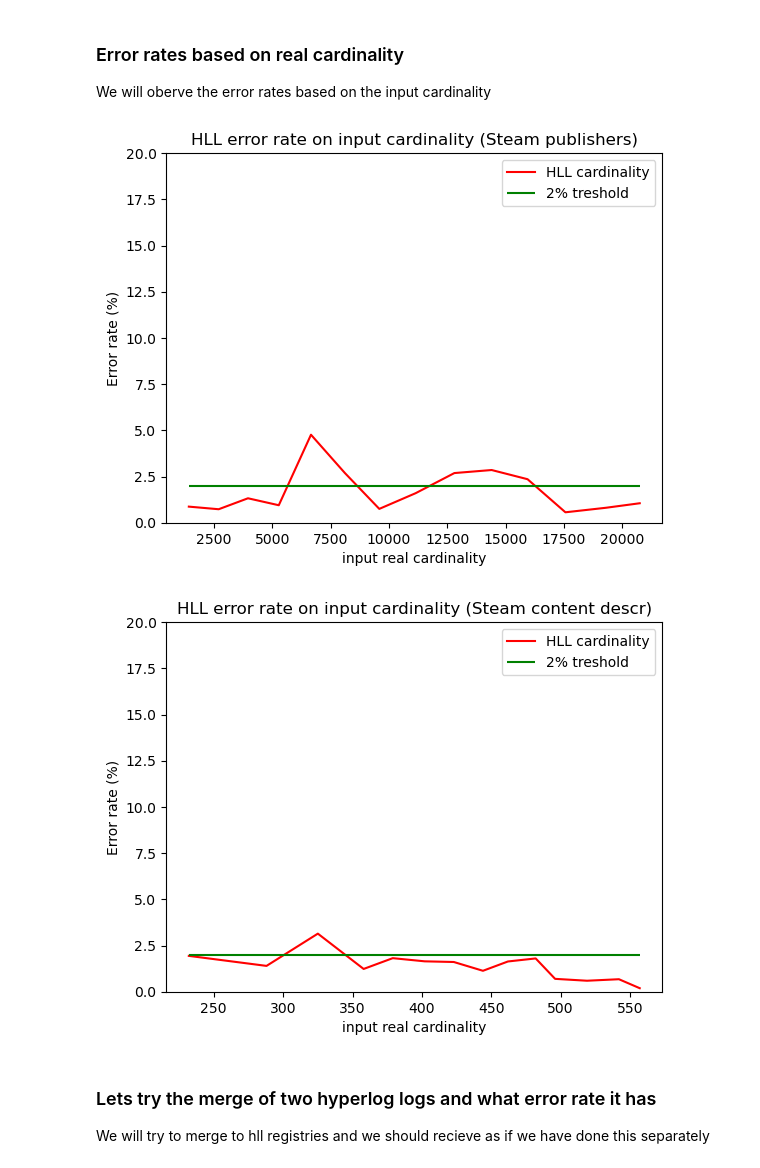
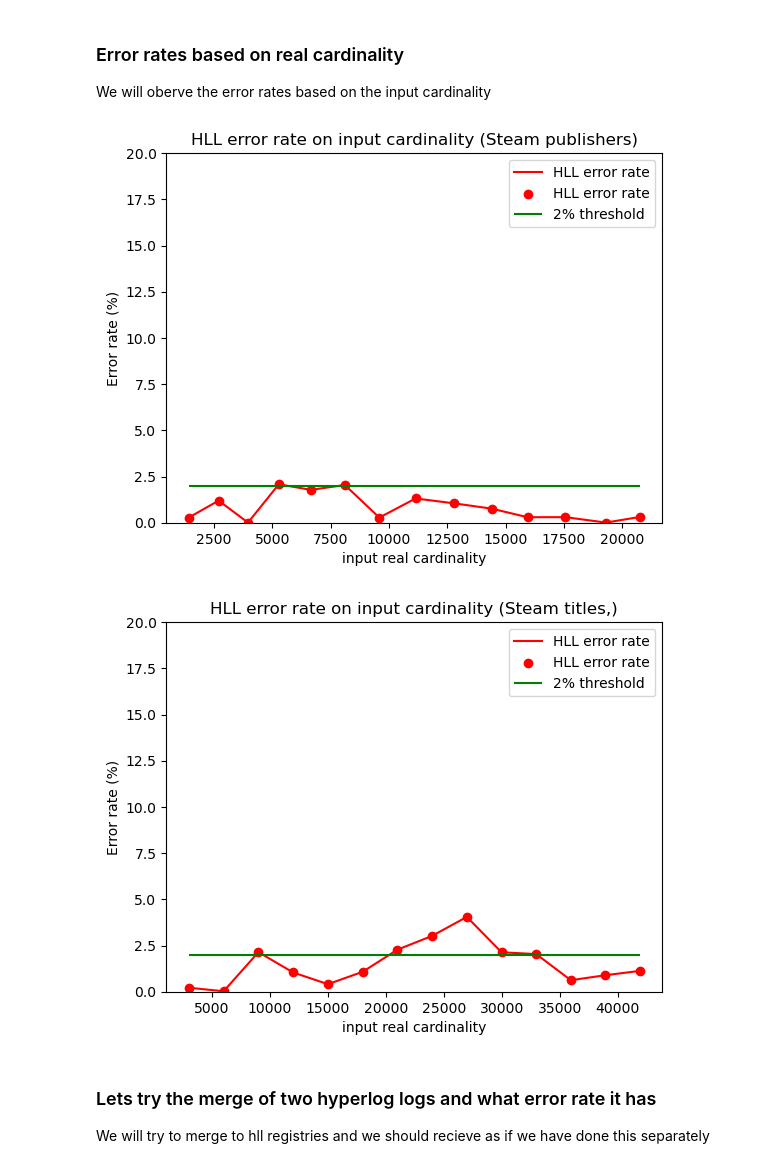
Before and after one commit to svetoslavpetkov/math-concepts-for-developers, a Jupyter notebook: 99 couse project/HyperLogLog.ipynb, the cells around one changed output. Saved outputs shown, nothing was run; the diff lists cells and outputs as text; code cells hidden in the pictures.

```diff
--- a/99 couse project/HyperLogLog.ipynb
+++ b/99 couse project/HyperLogLog.ipynb
@@ -156,11 +156,18 @@ $$ (m_1 \oplus m_2 ) \oplus m_3 = m_1 \oplus ( m_2 \oplus m_3 ) $$
 ### Error rates based on p
 We will use a public datasource to observe how error rate changes based on chane of $p$, where $m = 2 ^p$. The theory tells us we have tipycal error rate of 2%
 # %%
+def get_np_dataset(dataframe):
+    return dataframe.to_numpy(na_value='no value', dtype = 'U')
+
 steam_games = pd.read_csv('data/steam-games.csv')
-steam_publishers = steam_games['publisher'].to_numpy(na_value='no value')
-steam_titles = steam_games['title'].to_numpy(na_value='no value')
-steam_developers = steam_games['developer'].to_numpy(na_value='no value')
-steam_content_descriptors = steam_games['content_descriptor'].to_numpy(na_value='no value')
+steam_publishers = get_np_dataset(steam_games['publisher'])
+steam_titles = get_np_dataset(steam_games['title'])
+steam_developers = get_np_dataset(steam_games['developer'])
+steam_content_descriptors = get_np_dataset(steam_games['content_descriptor'])
+
+walmart_sales = pd.read_csv('data/walmart.csv')
+walmart_products = walmart_sales['Product_ID'].to_numpy(na_value='no value')
+walmart_customers = walmart_sales['User_ID'].to_numpy(na_value='no value', dtype= 'U')
 
 def get_error_rate(estiamtedCount, realCount):
     return np.abs(estiamtedCount - realCount) * 100 / realCount
@@ -204,6 +211,6 @@ def print_error_based_on_precision(input, dataset_name):
 
 
 print_error_based_on_precision(steam_publishers, "Steam Publishers")
-print_error_based_on_precision(steam_content_descriptors, "Steam Content descriptors")
+print_error_based_on_precision(steam_titles, "Steam titles")
 # %% [output]
 [figure]
@@ -214,27 +221,27 @@ We will oberve the error rates based on the input cardinality
 # %%
 def get_hll_obj(dataset, p = 10):
     _hll = HyperLogLog(p)
     for value in dataset:
         if isinstance(value, str):
             _hll.update(value.encode('utf-8'))
     return _hll
 
-def plot_error_input_cardinality(input, dataset_name, input_step = 3000):
+def plot_error_input_cardinality(input, dataset_name, input_step = 3000, p = 10):
     input_count = range(input_step, len(input), input_step)
     datasets = [ input[:count] for count in input_count ]
 
     datasets_cardinality = [ len(set(dataset)) for dataset in datasets]
-    hyperLogLogs = [ get_hll_obj(dataset) for dataset in datasets ]
+    hyperLogLogs = [ get_hll_obj(dataset, p) for dataset in datasets ]
     estimated_cardinality = [ hll.count() for hll in hyperLogLogs ]
     error_rates = [ get_error_rate(estimmated, real) for (real, estimmated) in zip(datasets_cardinality, estimated_cardinality) ]
 
     plot_error_rates(f"HLL error rate on input cardinality ({dataset_name})", "input real cardinality",  "Error rate (%)", datasets_cardinality, error_rates)
 
-plot_error_input_cardinality(steam_publishers, "Steam publishers")
-plot_error_input_cardinality(steam_content_descriptors, "Steam content descr")
+plot_error_input_cardinality(steam_publishers, "Steam publishers", p = 12)
+plot_error_input_cardinality(steam_titles, "Steam titles,", input_step = 3000, p =12)
 # %% [output]
-[figure, old version]
+[figure, new version]
-[figure, old version]
+[figure, new version]
 # %% [markdown]
 ### Lets try the merge of two hyperlog logs and what error rate it has
 We will try to merge to hll registries and we should recieve as if we have done this separately
```
Also changed, not shown: parts of 3 cells of this notebook.
